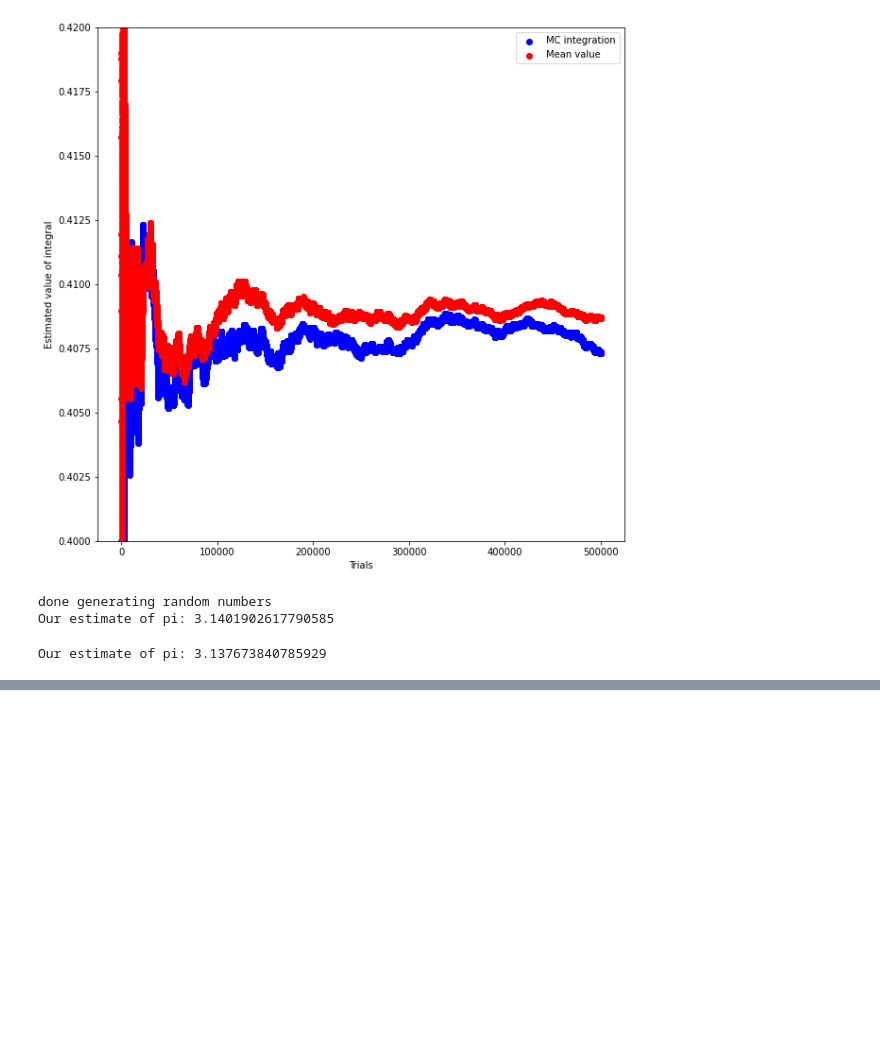
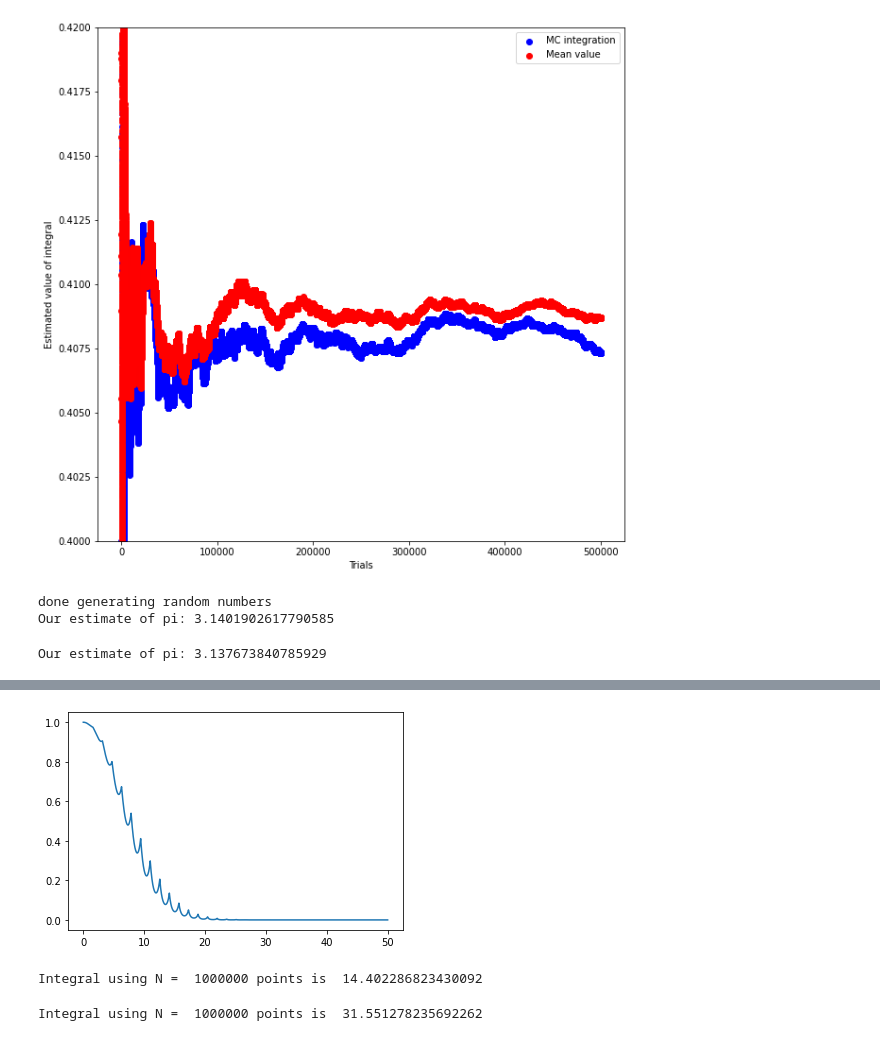
Before and after one commit to NIUCompPhys/Spring2021, a Jupyter notebook: temp2_pynb.ipynb, the cells around one changed output, grey strips where cells are left out. Cells and saved outputs as stored; diff of their text form; code cells hidden in the pictures; blank space fills up the shorter version.

```diff
--- a/temp2_pynb.ipynb
+++ b/temp2_pynb.ipynb
@@ -581,0 +666,64 @@ Our estimate of pi: 3.137673840785929
+# %%
+import matplotlib.pyplot as plt
+from numpy import exp,power,frompyfunc,linspace,sqrt,pi,random,sin,abs,cos
+
+alpha = 0.01
+N=100000
+# random integral
+def func(x):
+  return exp(-x*x*alpha*(abs(sin(x))+abs(cos(x))))
+
+xmin=0
+xmax=50
+plt.plot(linspace(xmin,xmax,N), frompyfunc(func, 1, 1)(linspace(xmin,xmax,N)))
+plt.show()
+# %% [output]
+[figure, added]
+# %%
+import matplotlib.pyplot as plt
+from numpy import exp,power,frompyfunc,linspace,sqrt,pi,random,sin,abs,cos,array,sum,array
+
+alpha = 0.01
+N=1000000
+
+# random integral
+def func(x):
+  return exp(-x*x*alpha*(abs(sin(x))+abs(cos(x))))
+
+## Choose a width of 10 based on above graph, doesn't have to be, of course. We use absolute value since we only care about x>0!
+sigma=10
+x_values = abs(random.normal(0,sigma,N))
+
+def gauss_func(x):
+  return 1./(sqrt(2*pi)*sigma)*exp((-0.5*x*x)/(2*sigma*sigma))
+
+
+vals = array([func(xi)/gauss_func(xi) for xi in x_values])
+## integral was defined conveniently to have unit normalization, we used only half but we doubled with absolute value
+integral = sum(vals)/N
+print("Integral using N = ",N,"points is ",integral)
+# %% [output]
+Integral using N =  1000000 points is  14.402286823430092
+# %%
+import matplotlib.pyplot as plt
+from numpy import exp,power,frompyfunc,linspace,sqrt,pi,random,sin,abs,cos,array,sum,array
+
+### redo using flat sampling from 0 to 200 (integral rapidly goes to zero)
+alpha = 0.01
+N=1000000
+alpha_inv = 1./alpha
+
+# random integral
+def func(x):
+  return exp(-x*x*alpha*(abs(sin(x))+abs(cos(x))))
+
+xmin=0
+xmax=200
+## choose sample alpha as above, but it doesn't have to be!
+x_values = random.uniform(0,50,N)
+vals = array([func(xi) for xi in x_values])
+### now need to multiply by (b-a)
+integral = (xmax - xmin)*sum(vals)/N
+print("Integral using N = ",N,"points is ",integral)
+# %% [output]
+Integral using N =  1000000 points is  31.551278235692262
```
Also changed, not shown: parts of 3 cells of this notebook.
